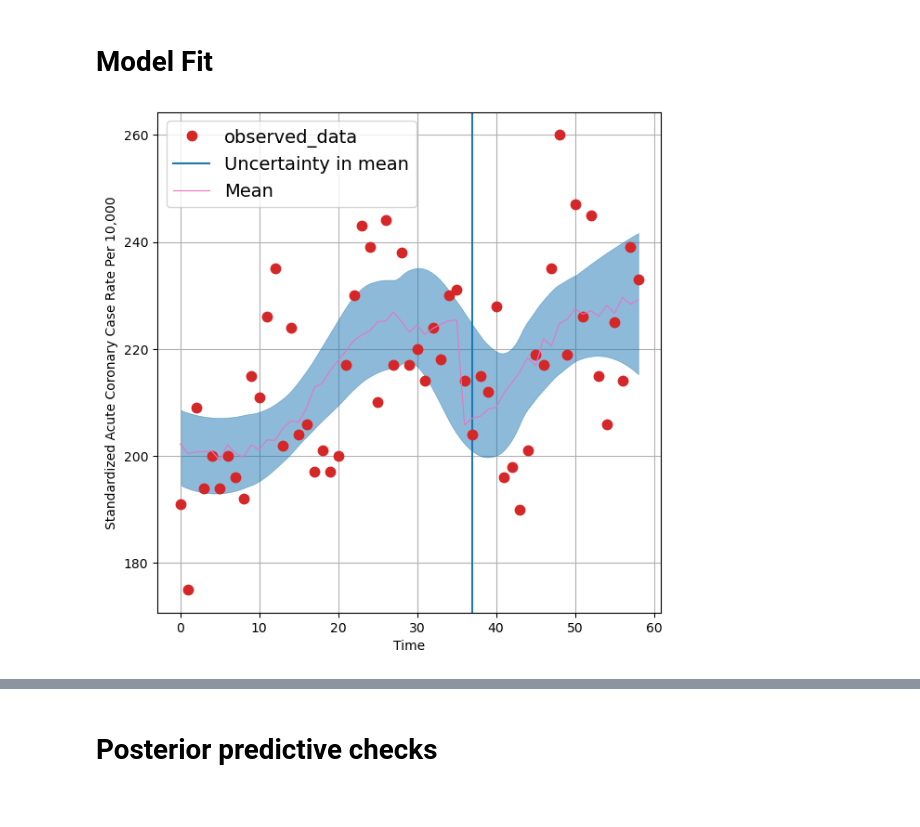
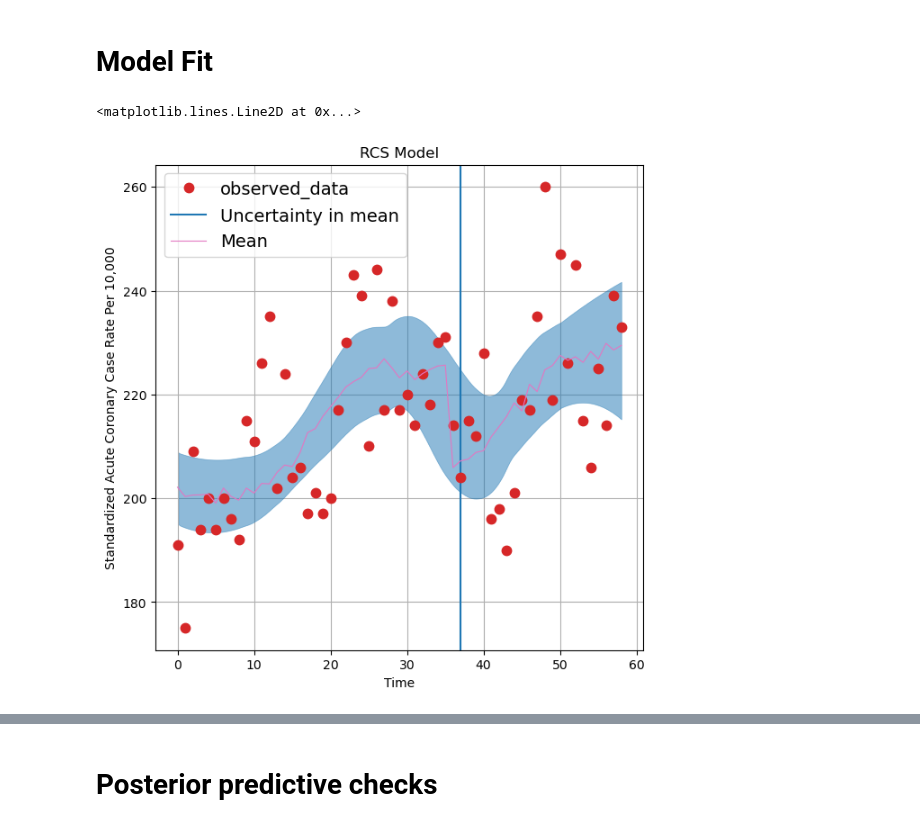
Before and after one commit to HPCurtis/ITS_spline_pymc, a Jupyter notebook: its.ipynb, the cells around one changed output, grey strips where cells are left out. Saved outputs shown, nothing was run; the diff lists cells and outputs as text; code cells hidden in the pictures.

Commit message:
Add model overview ection and title model fit plots

```diff
--- a/its.ipynb
+++ b/its.ipynb
@@ -116,13 +121,15 @@ Summary for both models showed good effective sample size (ess) for bulk and tai
 # %% [markdown]
 # Model Fit
 # %%
-_, ax = plt.subplots(figsize=(7, 7));
-az.plot_lm(idata=trace, y="y", num_samples=500, axes=ax, kind_model="hdi", y_model="lamda");
-plt.ylabel('Standardized Acute Coronary Case Rate Per 10,000');
-plt.xlabel('Time');
-plt.axvline(intervention_time);
+_, ax = plt.subplots(figsize=(7, 7))
+az.plot_lm(idata=trace, y="y", num_samples=500, axes=ax, kind_model="hdi", y_model="lamda")
+plt.ylabel("Standardized Acute Coronary Case Rate Per 10,000")
+plt.xlabel("Time")
+plt.title("RCS Model");
+plt.axvline(intervention_time)
 # %% [output]
+<matplotlib.lines.Line2D at 0x...>
-[figure, old version]
+[figure, new version]
 # %%
 _, ax = plt.subplots(figsize=(7, 7));
 az.plot_lm(idata=trace_cyl, y="y", num_samples=500, axes=ax, kind_model="hdi", y_model="lamda");
```
Also changed, not shown: parts of 5 cells of this notebook.
